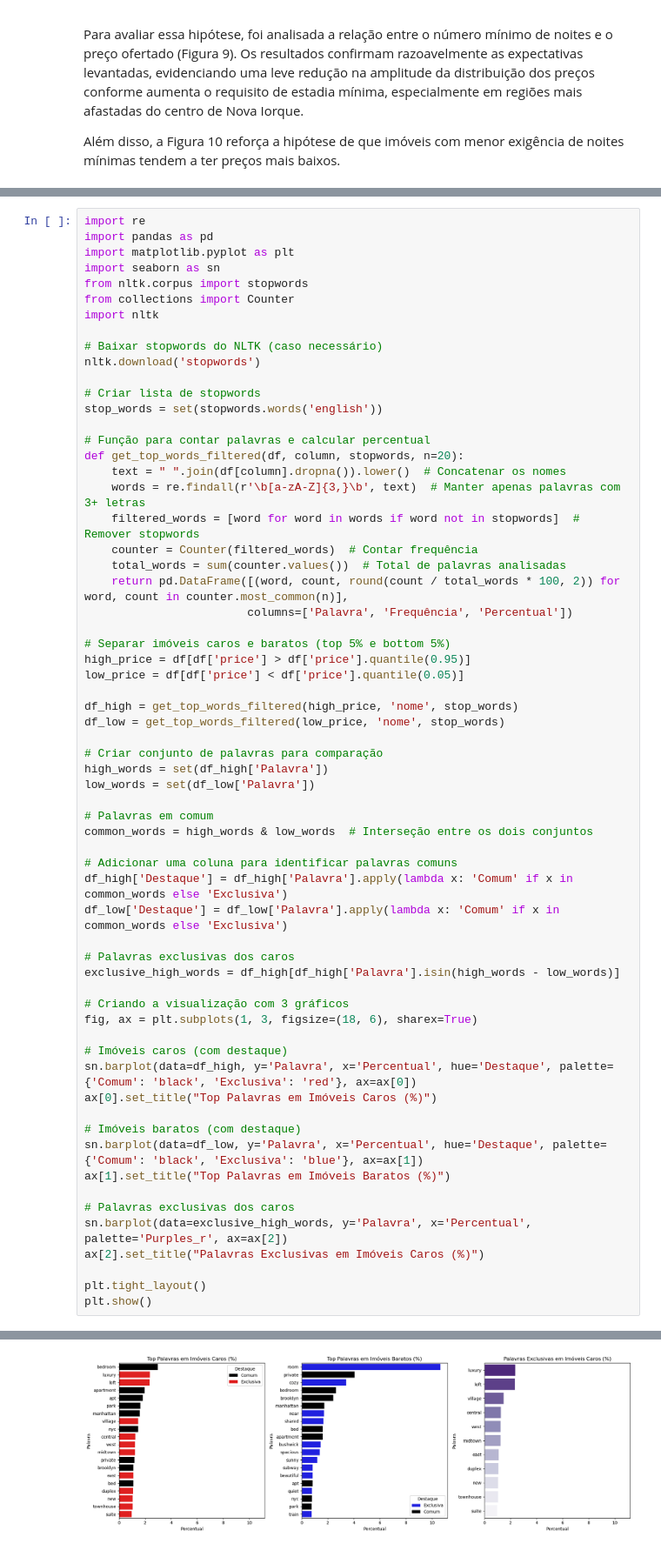
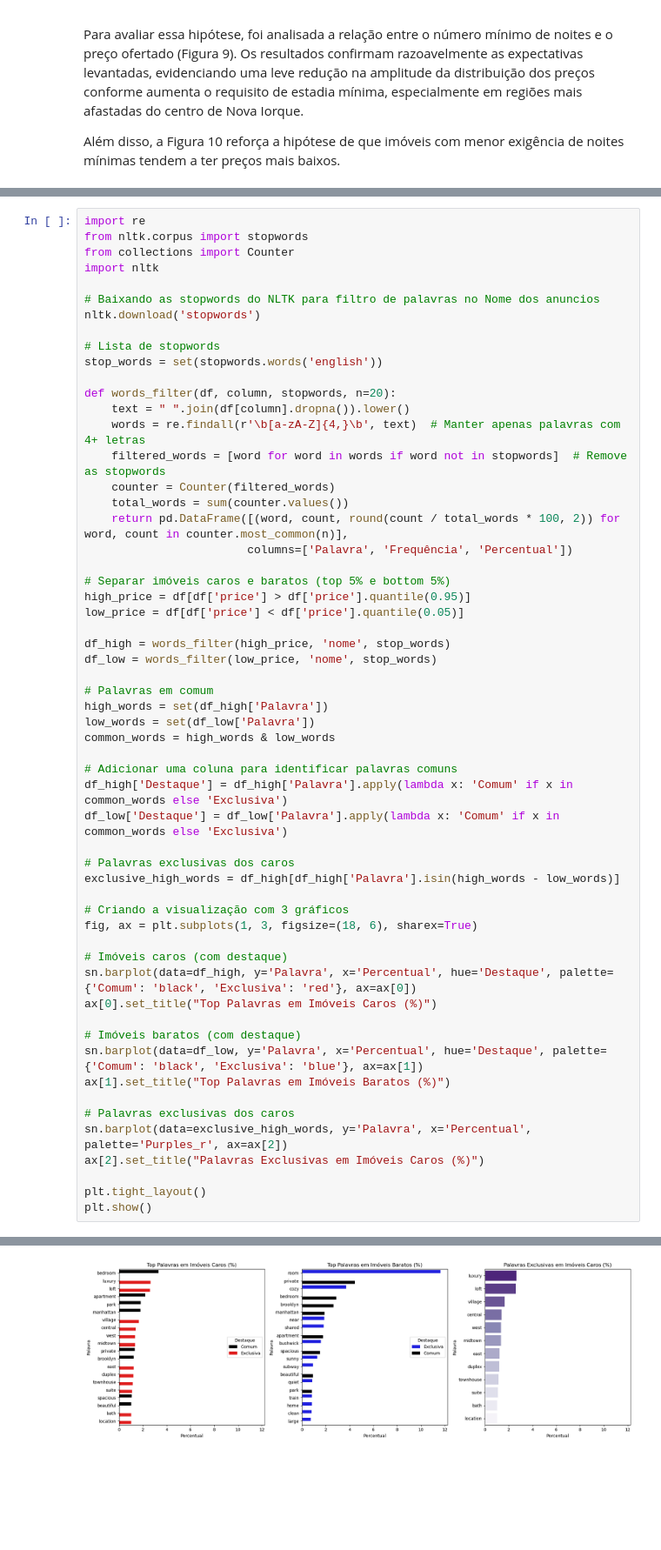
Before and after one commit to DaniloDC07/-Lighthouse-Desafio-Ci-ncia-de-Dados-2025, a Jupyter notebook: Desafio LIGHTHOUSE.ipynb, the cells around one changed output, grey strips where cells are left out. Shown at 87% size. Drawn from its saved outputs; the diff is of its cells as text; blank space fills up the shorter version.

```diff
--- a/Desafio LIGHTHOUSE.ipynb
+++ b/Desafio LIGHTHOUSE.ipynb
@@ -500,25 +509,21 @@ plt.axis("off")
 # %%
 import re
-import pandas as pd
-import matplotlib.pyplot as plt
-import seaborn as sn
 from nltk.corpus import stopwords
 from collections import Counter
 import nltk
 
-# Baixar stopwords do NLTK (caso necessário)
+# Baixando as stopwords do NLTK para filtro de palavras no Nome dos anuncios
 nltk.download('stopwords')
 
-# Criar lista de stopwords
+# Lista de stopwords
 stop_words = set(stopwords.words('english'))
 
-# Função para contar palavras e calcular percentual
-def get_top_words_filtered(df, column, stopwords, n=20):
-    text = " ".join(df[column].dropna()).lower()  # Concatenar os nomes
-    words = re.findall(r'\b[a-zA-Z]{3,}\b', text)  # Manter apenas palavras com 3+ letras
-    filtered_words = [word for word in words if word not in stopwords]  # Remover stopwords
-    counter = Counter(filtered_words)  # Contar frequência
-    total_words = sum(counter.values())  # Total de palavras analisadas
+def words_filter(df, column, stopwords, n=20):
+    text = " ".join(df[column].dropna()).lower()
+    words = re.findall(r'\b[a-zA-Z]{4,}\b', text)  # Manter apenas palavras com 4+ letras
+    filtered_words = [word for word in words if word not in stopwords]  # Remove as stopwords
+    counter = Counter(filtered_words)
+    total_words = sum(counter.values())
     return pd.DataFrame([(word, count, round(count / total_words * 100, 2)) for word, count in counter.most_common(n)],
                         columns=['Palavra', 'Frequência', 'Percentual'])
 
@@ -526,15 +531,13 @@ def get_top_words_filtered(df, column, stopwords, n=20):
 high_price = df[df['price'] > df['price'].quantile(0.95)]
 low_price = df[df['price'] < df['price'].quantile(0.05)]
 
-df_high = get_top_words_filtered(high_price, 'nome', stop_words)
-df_low = get_top_words_filtered(low_price, 'nome', stop_words)
+df_high = words_filter(high_price, 'nome', stop_words)
+df_low = words_filter(low_price, 'nome', stop_words)
 
-# Criar conjunto de palavras para comparação
+# Palavras em comum
 high_words = set(df_high['Palavra'])
 low_words = set(df_low['Palavra'])
-
-# Palavras em comum
-common_words = high_words & low_words  # Interseção entre os dois conjuntos
+common_words = high_words & low_words
 
 # Adicionar uma coluna para identificar palavras comuns
 df_high['Destaque'] = df_high['Palavra'].apply(lambda x: 'Comum' if x in common_words else 'Exclusiva')
@@ -566,2 +569,2 @@ plt.show()
 [nltk_data]   Package stopwords is already up-to-date!
-[figure, old version]
+[figure, new version]
```
Also changed, not shown: parts of 18 cells of this notebook.
